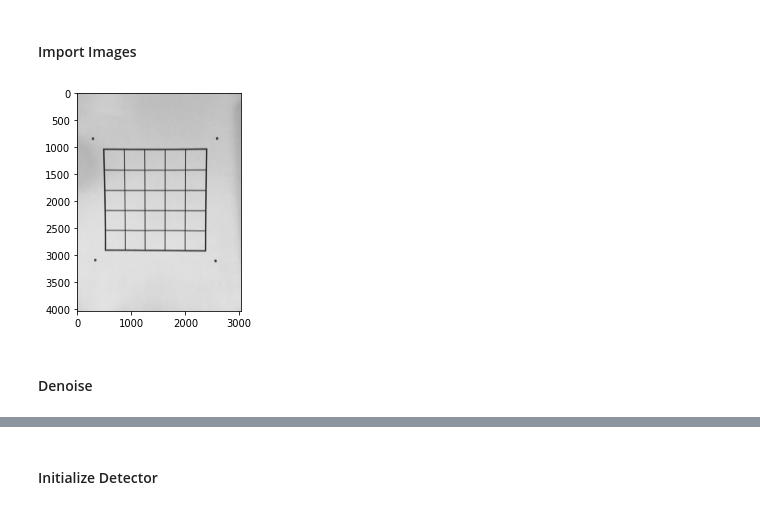
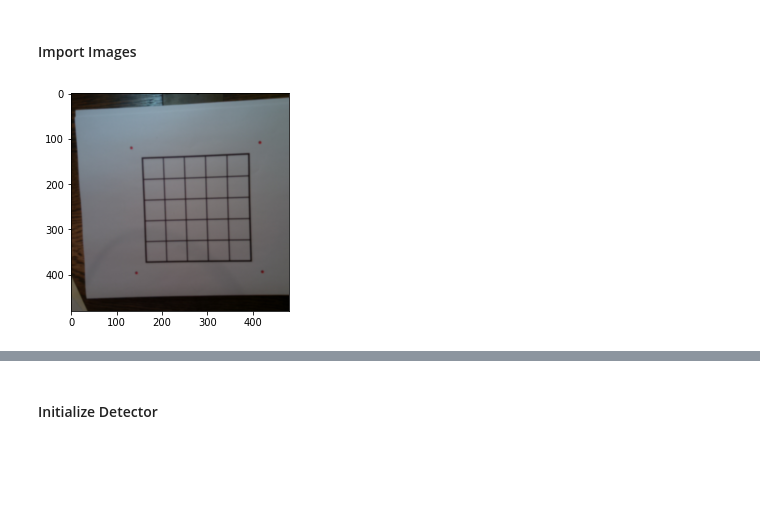
Before and after one commit to zachandfox/Playground, a Jupyter notebook: TDS_Image_Proj/code/ImportImages.ipynb, the cells around one changed output, grey strips where cells are left out. Cells and saved outputs as stored; diff of their text form; code cells hidden in the pictures; blank space fills up the shorter version.

```diff
--- a/TDS_Image_Proj/code/ImportImages.ipynb
+++ b/TDS_Image_Proj/code/ImportImages.ipynb
@@ -17,7 +17,8 @@ import glob
 %matplotlib inline
 # %%
 # Load Images
-imset = np.array([cv2.imread(i, cv2.IMREAD_GRAYSCALE) for i in glob.glob("../newFom/IMG_0405.jpg")])
+imset = np.array([cv2.imread(i) for i in glob.glob("../newFom/thefan.jpg")])
+# imset = cv2.cvtColor(imset[0]
 
 # print("Size of our dataset: {} images.\nEach image has dimensions: {}.\nEach channel is of type: {}".format( \
 #     imset.shape[0], imset[0].shape, type(imset[0][0][0][0])))
@@ -36,12 +37,11 @@ _reference: https://stackoverflow.com/questions/8076889/how-to-use-opencv-simple
 # %%
 #TODO: GENERALIZE IMPORT OF IMAGES
 
 # Select Image from imageset using opencv, show
 img = imset[0]
-plt.imshow(img, cmap = 'gray', interpolation = 'bicubic')
+img = cv2.cvtColor(img, cv2.COLOR_BGR2RGB)
+plt.imshow(img, interpolation = 'bicubic')
 # plt.xticks([]), plt.yticks([])  # to hide tick values on X and Y axis
 plt.show()
 # %% [output]
-[figure, old version]
+[figure, new version]
-# %% [markdown]
-#### Denoise
```
Also changed, not shown: parts of 10 cells of this notebook, 8 other files.
